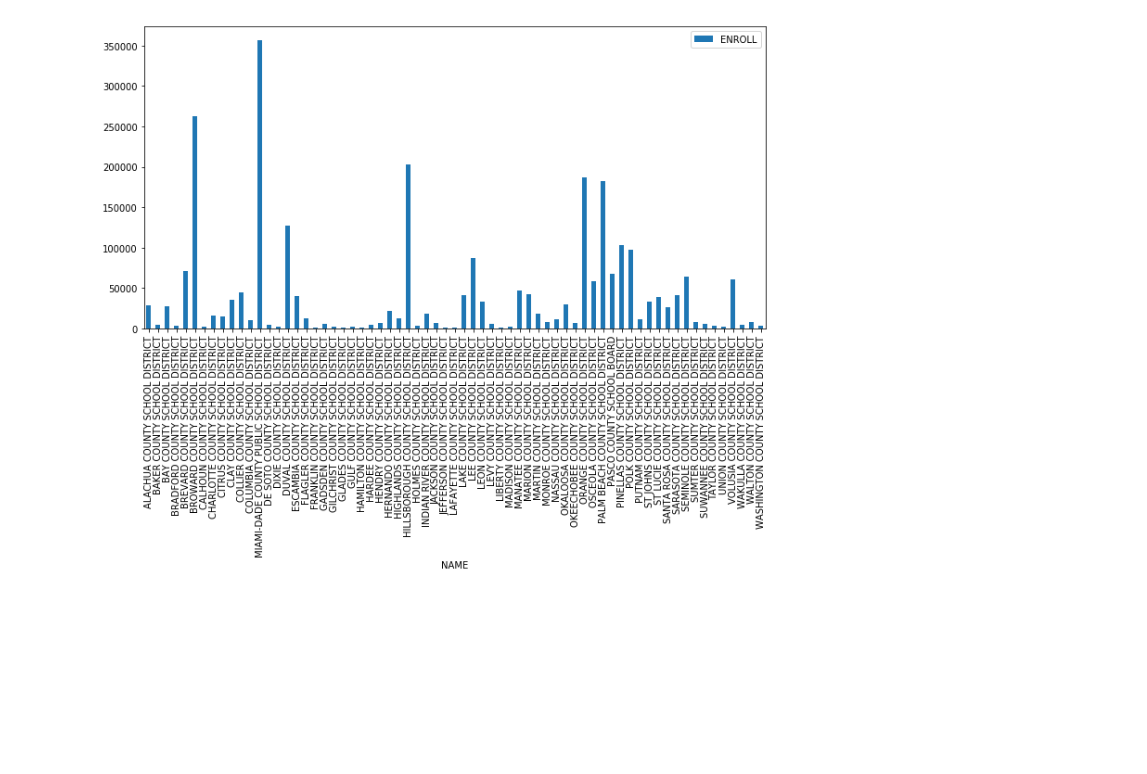
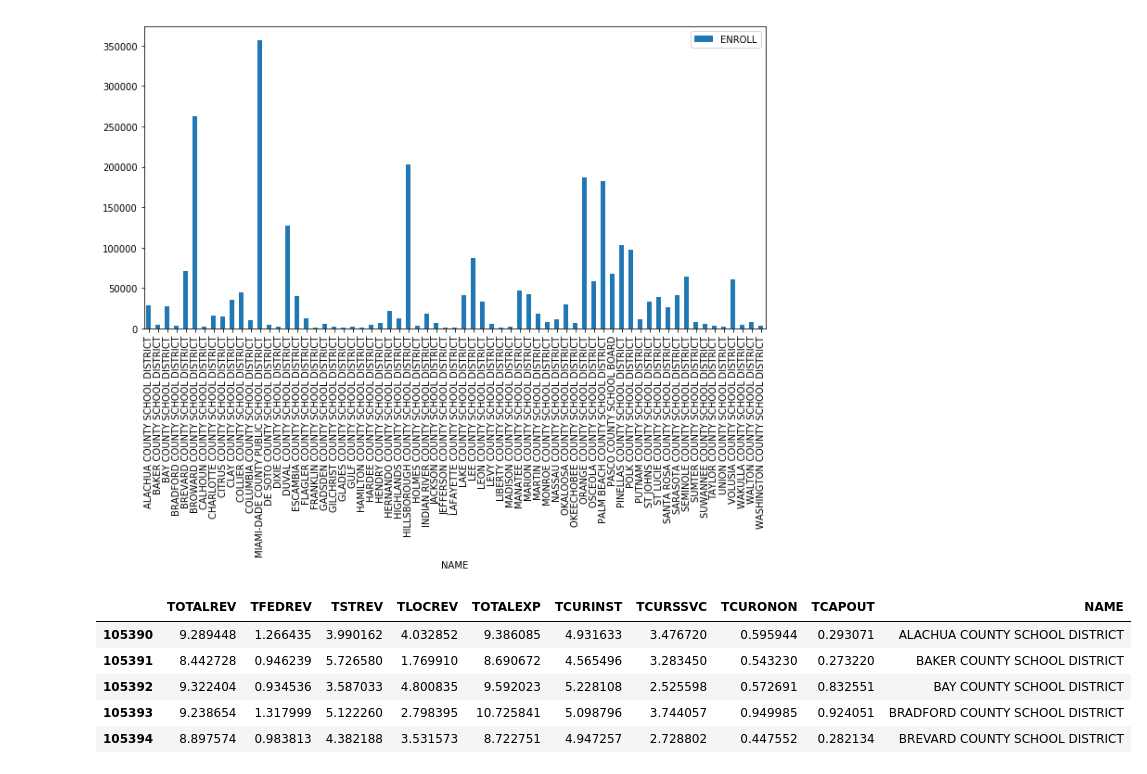
Before and after one commit to cschubert29/Intro_DS_Project, a Jupyter notebook: Data/US-Educational-Finances/School Finances.ipynb, the cells around one changed output. Cells and saved outputs as stored; diff of their text form; code cells hidden in the pictures; blank space fills up the shorter version.

```diff
--- a/Data/US-Educational-Finances/School Finances.ipynb
+++ b/Data/US-Educational-Finances/School Finances.ipynb
@@ -139,3 +162,14 @@ districts_2014_FL.plot(x="NAME",
 # %% [output]
 <matplotlib.axes._subplots.AxesSubplot at 0x...>
 [figure]
+# %%
+std_districts_2014_FL = districts_2014_FL.iloc[:,4:].div(districts_2014_FL.ENROLL, axis=0)
+std_districts_2014_FL = std_districts_2014_FL.join(districts_2014_FL['NAME'])
+std_districts_2014_FL.head()
+# %% [output]
+|  | TOTALREV | TFEDREV | TSTREV | TLOCREV | TOTALEXP | TCURINST | TCURSSVC | TCURONON | TCAPOUT | NAME |
+| 105390 | 9.289448 | 1.266435 | 3.990162 | 4.032852 | 9.386085 | 4.931633 | 3.476720 | 0.595944 | 0.293071 | ALACHUA COUNTY SCHOOL DISTRICT |
+| 105391 | 8.442728 | 0.946239 | 5.726580 | 1.769910 | 8.690672 | 4.565496 | 3.283450 | 0.543230 | 0.273220 | BAKER COUNTY SCHOOL DISTRICT |
+| 105392 | 9.322404 | 0.934536 | 3.587033 | 4.800835 | 9.592023 | 5.228108 | 2.525598 | 0.572691 | 0.832551 | BAY COUNTY SCHOOL DISTRICT |
+| 105393 | 9.238654 | 1.317999 | 5.122260 | 2.798395 | 10.725841 | 5.098796 | 3.744057 | 0.949985 | 0.924051 | BRADFORD COUNTY SCHOOL DISTRICT |
+| 105394 | 8.897574 | 0.983813 | 4.382188 | 3.531573 | 8.722751 | 4.947257 | 2.728802 | 0.447552 | 0.282134 | BREVARD COUNTY SCHOOL DISTRICT |
```
Also changed, not shown: parts of 7 cells of this notebook.
